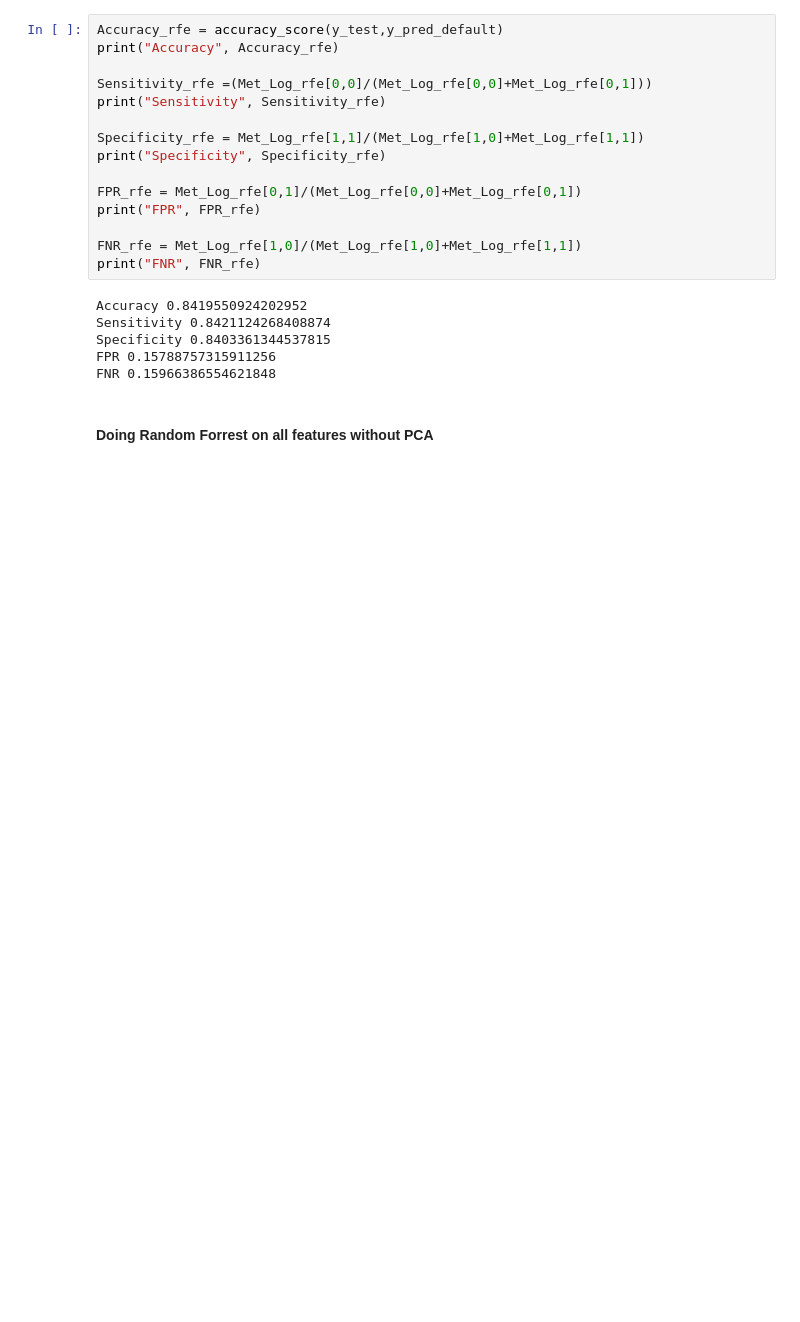
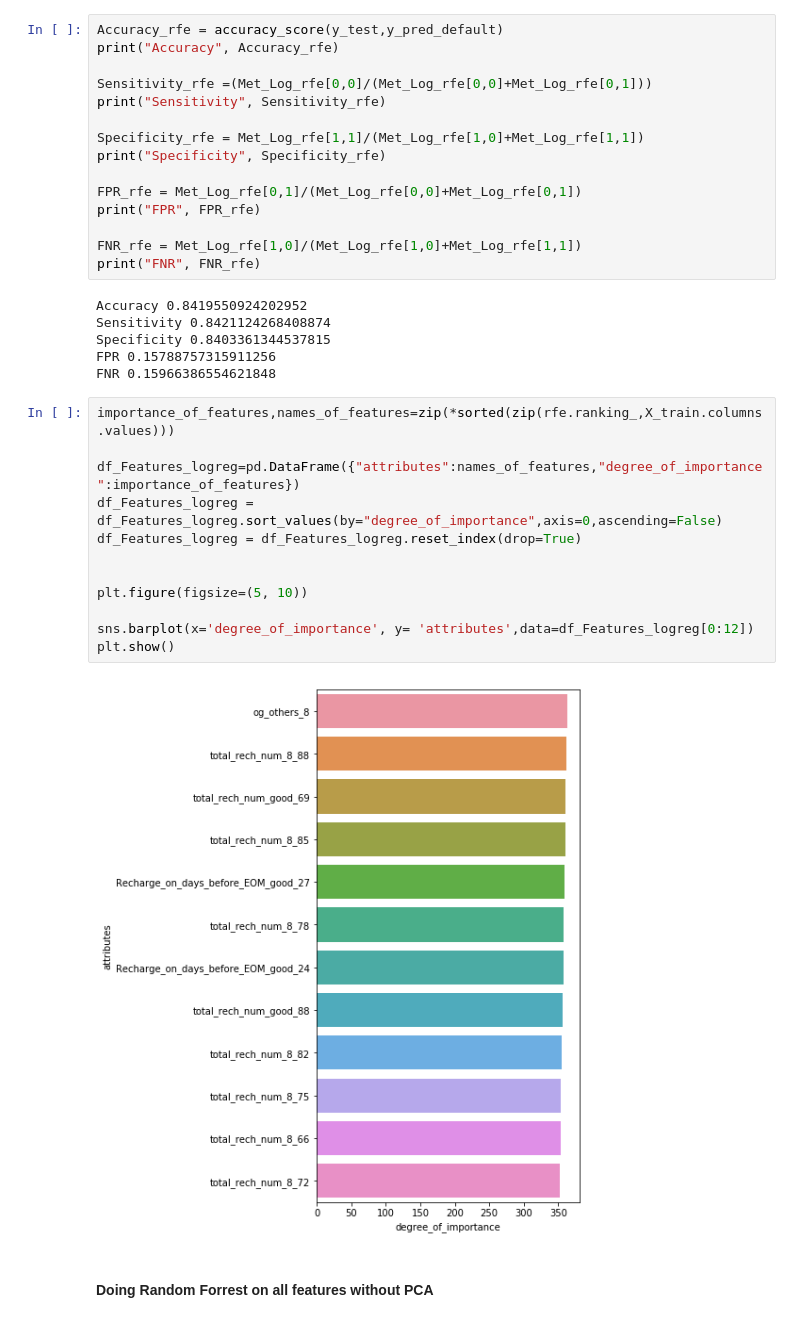
Before and after one commit to murthy605/TelecomChurn, a Jupyter notebook: Hari_Krishna_TelecomChurnCaseStudy.ipynb, the cells around one changed output. Cells and saved outputs as stored; diff of their text form; blank space fills up the shorter version.

```diff
--- a/Hari_Krishna_TelecomChurnCaseStudy.ipynb
+++ b/Hari_Krishna_TelecomChurnCaseStudy.ipynb
@@ -1370,6 +1371,20 @@ Sensitivity 0.8421124268408874
 Specificity 0.8403361344537815
 FPR 0.15788757315911256
 FNR 0.15966386554621848
+# %%
+importance_of_features,names_of_features=zip(*sorted(zip(rfe.ranking_,X_train.columns.values)))
+
+df_Features_logreg=pd.DataFrame({"attributes":names_of_features,"degree_of_importance":importance_of_features})
+df_Features_logreg = df_Features_logreg.sort_values(by="degree_of_importance",axis=0,ascending=False)
+df_Features_logreg = df_Features_logreg.reset_index(drop=True)
+
+
+plt.figure(figsize=(5, 10))
+
+sns.barplot(x='degree_of_importance', y= 'attributes',data=df_Features_logreg[0:12])
+plt.show()
+# %% [output]
+[figure, added]
 # %% [markdown]
 #### Doing Random Forrest on all features without PCA
 # %%
```
Also changed, not shown: parts of 43 cells of this notebook.
